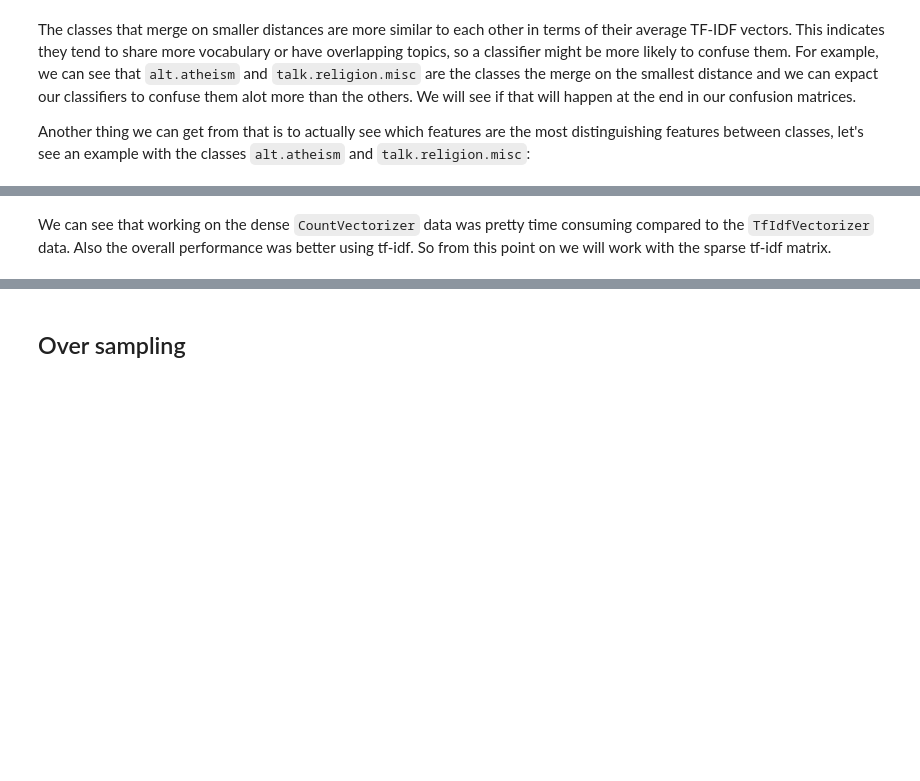
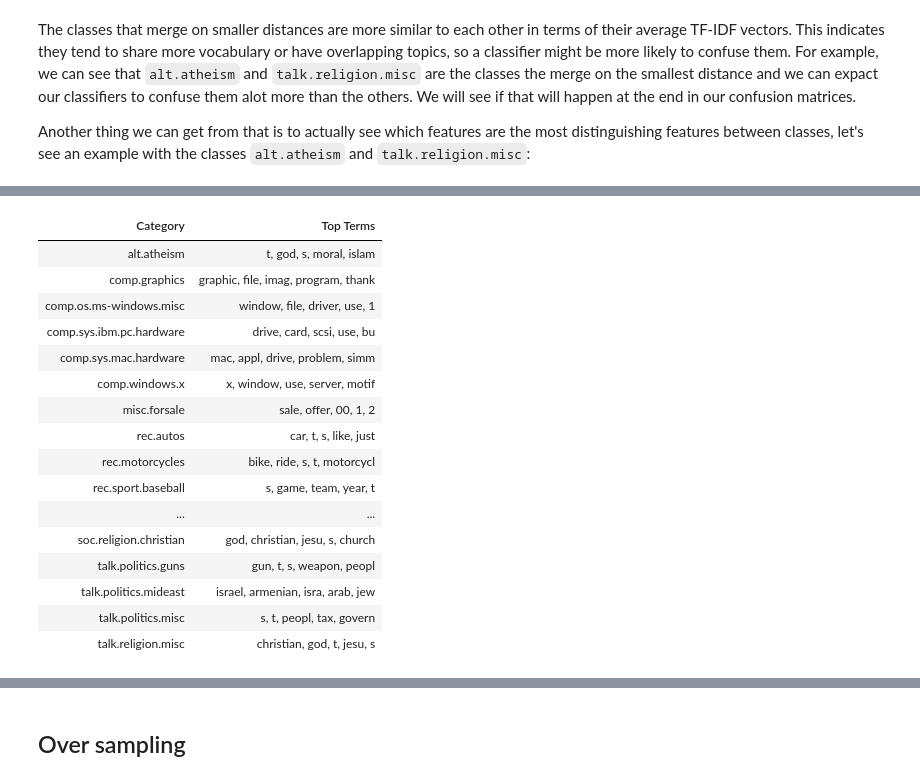
Before and after one commit to benami171/ML_FinalProject, a Jupyter notebook: project.ipynb, the cells around one changed output, grey strips where cells are left out. Drawn from its saved outputs; the diff is of its cells as text; code cells hidden in the pictures; blank space fills up the shorter version.

```diff
--- a/project.ipynb
+++ b/project.ipynb
@@ -447,4 +508,55 @@ Results for Original Count Vectorizer Data
-# %% [markdown]
-We can see that working on the dense `CountVectorizer` data was pretty time consuming compared to the `TfIdfVectorizer` data.
-Also the overall performance was better using tf-idf.
-So from this point on we will work with the sparse tf-idf matrix.
+# %%
+import pandas as pd
+import numpy as np
+from IPython.display import display
+
+def display_top_terms_by_average(X, y, vectorizer, target_names, top_n=5):
+    """
+    For each class, compute the average TF-IDF (or count) score for each term
+    and display the top N terms in a nicely formatted DataFrame.
+    """
+    # Get feature names
+    feature_names = vectorizer.get_feature_names_out()
+
+    # Convert sparse matrix to dense
+    X_dense = X.toarray() if hasattr(X, "toarray") else X
+
+    # Create a DataFrame of features with class labels
+    df = pd.DataFrame(X_dense, columns=feature_names)
+    df["class"] = y
+
+    # Collect results in a list of dictionaries
+    results = []
+
+    for class_index, class_name in enumerate(target_names):
+        class_df = df[df["class"] == class_index].drop(columns=["class"])
+        mean_scores = class_df.mean(axis=0)
+        top_terms = mean_scores.sort_values(ascending=False).head(top_n).index.tolist()
+        results.append({"Category": class_name, "Top Terms": ", ".join(top_terms)})
+
+    # Convert results to DataFrame
+    results_df = pd.DataFrame(results).sort_values("Category").reset_index(drop=True)
+    styled_results = results_df.style.set_properties(**{'text-align': 'left '})
+
+    # Display nicely in Jupyter
+    display(styled_results.hide())
+
+display_top_terms_by_average(X_train_tfidf, y_train, tfidf_vect, target_names, top_n=5)
+# %% [output]
+| Category | Top Terms |
+| alt.atheism | t, god, s, moral, islam |
+| comp.graphics | graphic, file, imag, program, thank |
+| comp.os.ms-windows.misc | window, file, driver, use, 1 |
+| comp.sys.ibm.pc.hardware | drive, card, scsi, use, bu |
+| comp.sys.mac.hardware | mac, appl, drive, problem, simm |
+| comp.windows.x | x, window, use, server, motif |
+| misc.forsale | sale, offer, 00, 1, 2 |
+| rec.autos | car, t, s, like, just |
+| rec.motorcycles | bike, ride, s, t, motorcycl |
+| rec.sport.baseball | s, game, team, year, t |
+| ... | ... |
+| soc.religion.christian | god, christian, jesu, s, church |
+| talk.politics.guns | gun, t, s, weapon, peopl |
+| talk.politics.mideast | israel, armenian, isra, arab, jew |
+| talk.politics.misc | s, t, peopl, tax, govern |
+| talk.religion.misc | christian, god, t, jesu, s |
```
Also changed, not shown: parts of 31 cells of this notebook.
